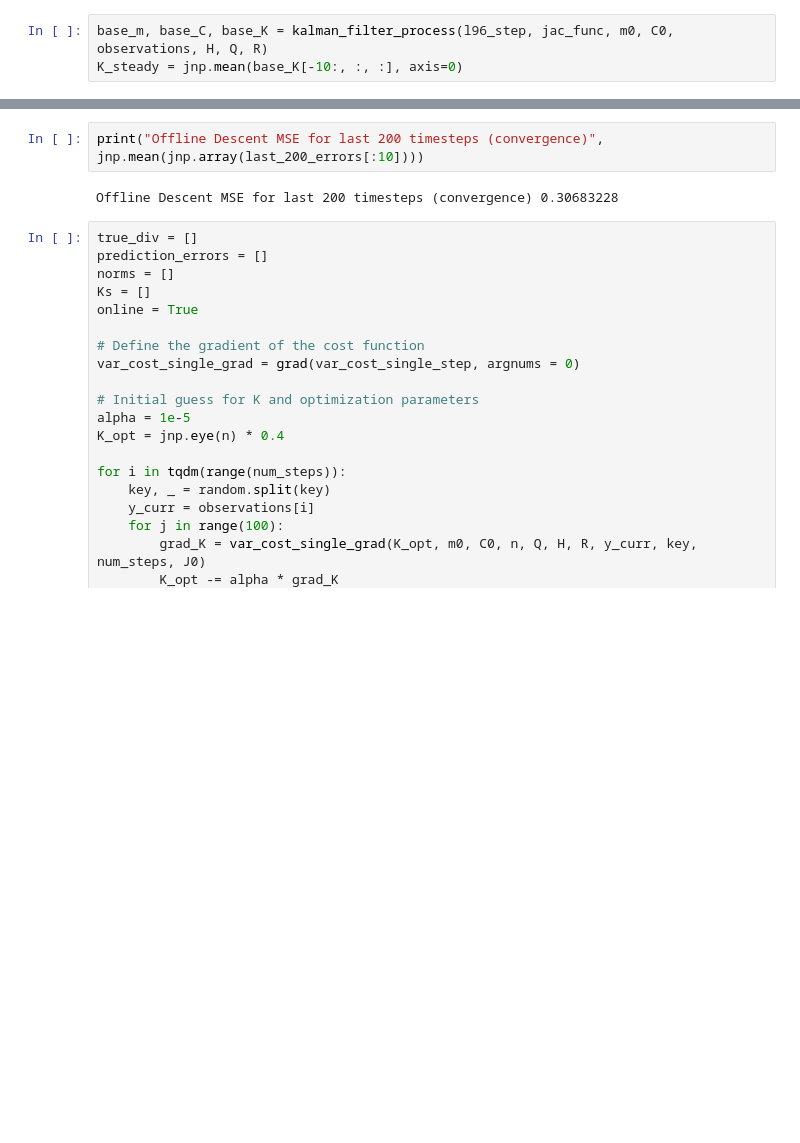
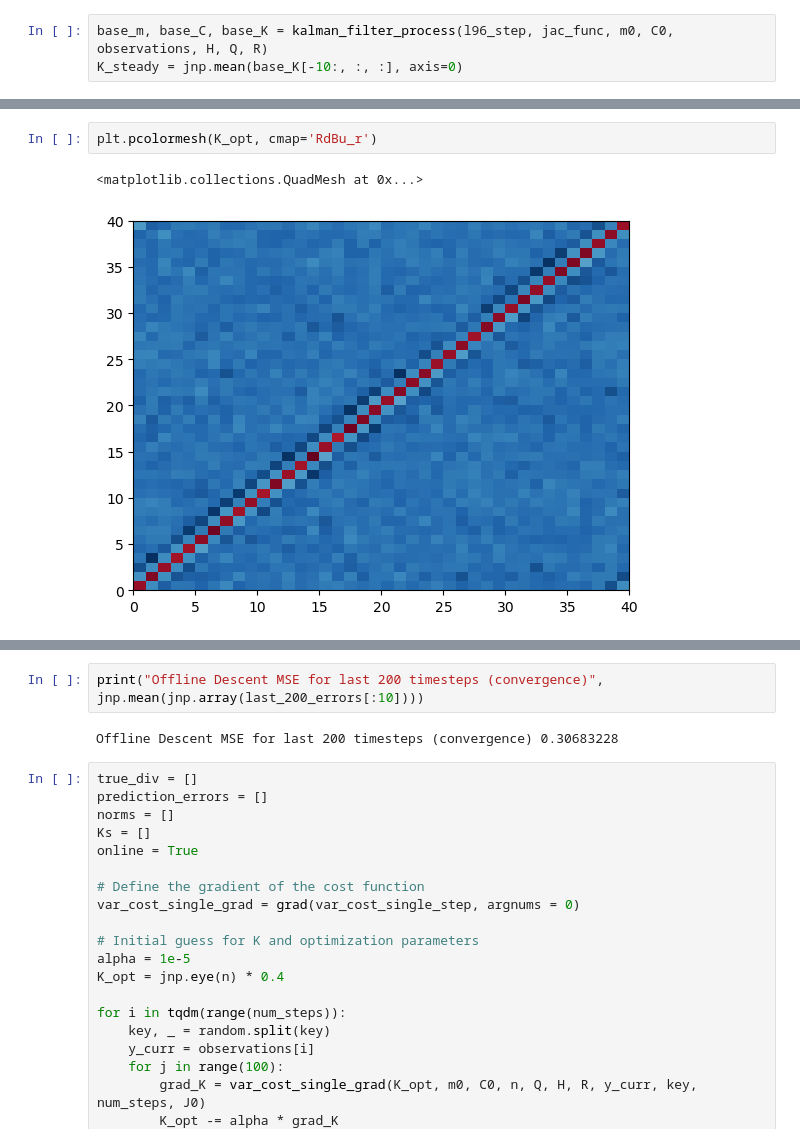
Before and after one commit to enochcluk/variational_filtering, a Jupyter notebook: fixed_nonlinear.ipynb, the cells around one changed output, grey strips where cells are left out. Cells and saved outputs as stored; diff of their text form; blank space fills up the shorter version.

```diff
--- a/fixed_nonlinear.ipynb
+++ b/fixed_nonlinear.ipynb
@@ -109,0 +131,5 @@ for i in tqdm(range(n_iters)):
+# %%
+plt.pcolormesh(K_opt, cmap='RdBu_r')
+# %% [output]
+<matplotlib.collections.QuadMesh at 0x...>
+[figure, added]
```
Also changed, not shown: parts of 6 cells of this notebook, 9 other files.
